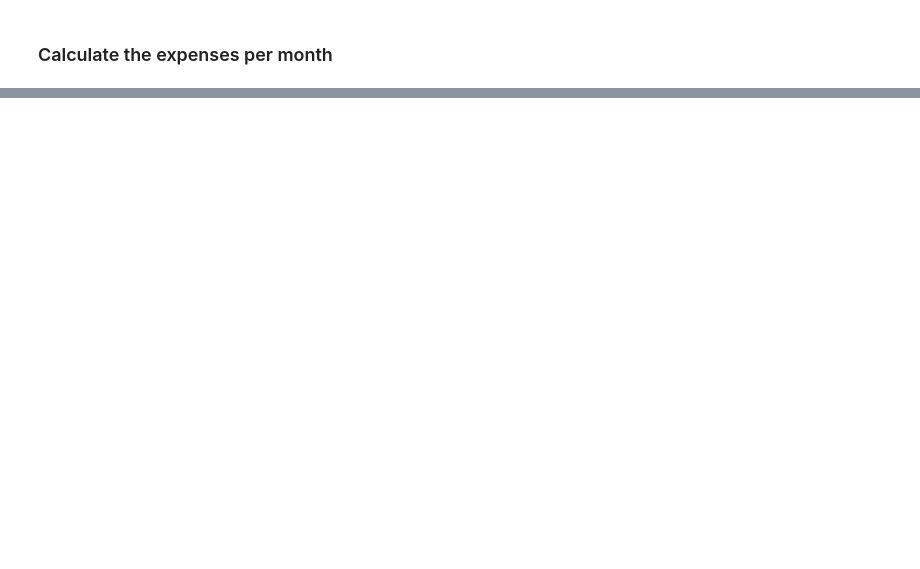
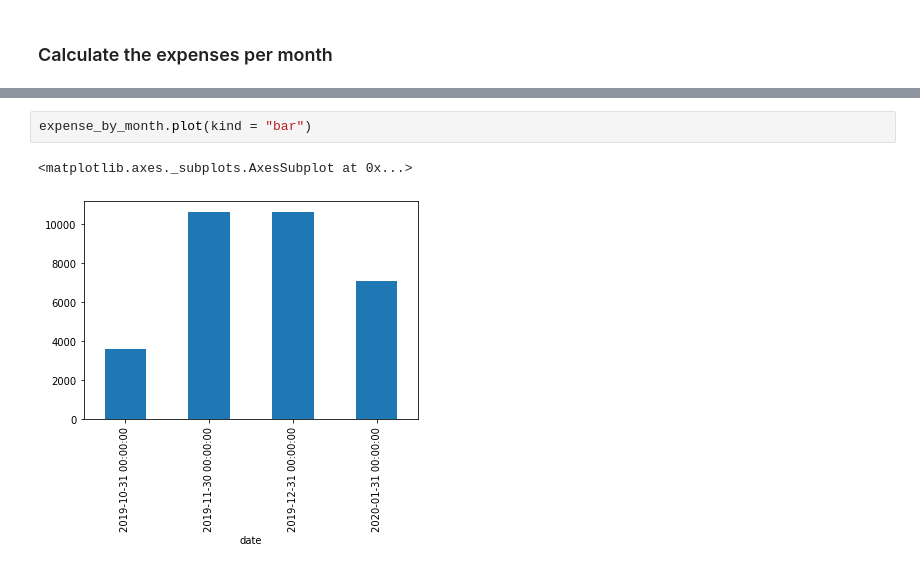
Before and after one commit to sunwukong76/python-homework, a Jupyter notebook: 05-API/Starter_Code/account_summary-checkpoint.ipynb, the cells around one changed output, grey strips where cells are left out. Cells and saved outputs as stored; diff of their text form; blank space fills up the shorter version.

```diff
--- a/05-API/Starter_Code/account_summary-checkpoint.ipynb
+++ b/05-API/Starter_Code/account_summary-checkpoint.ipynb
@@ -219,0 +254,5 @@ In this section, you will use the transactions DataFrame to analyze the customer
+# %%
+expense_by_month.plot(kind = "bar")
+# %% [output]
+<matplotlib.axes._subplots.AxesSubplot at 0x...>
+[figure, added]
```
Also changed, not shown: parts of 15 cells of this notebook.
